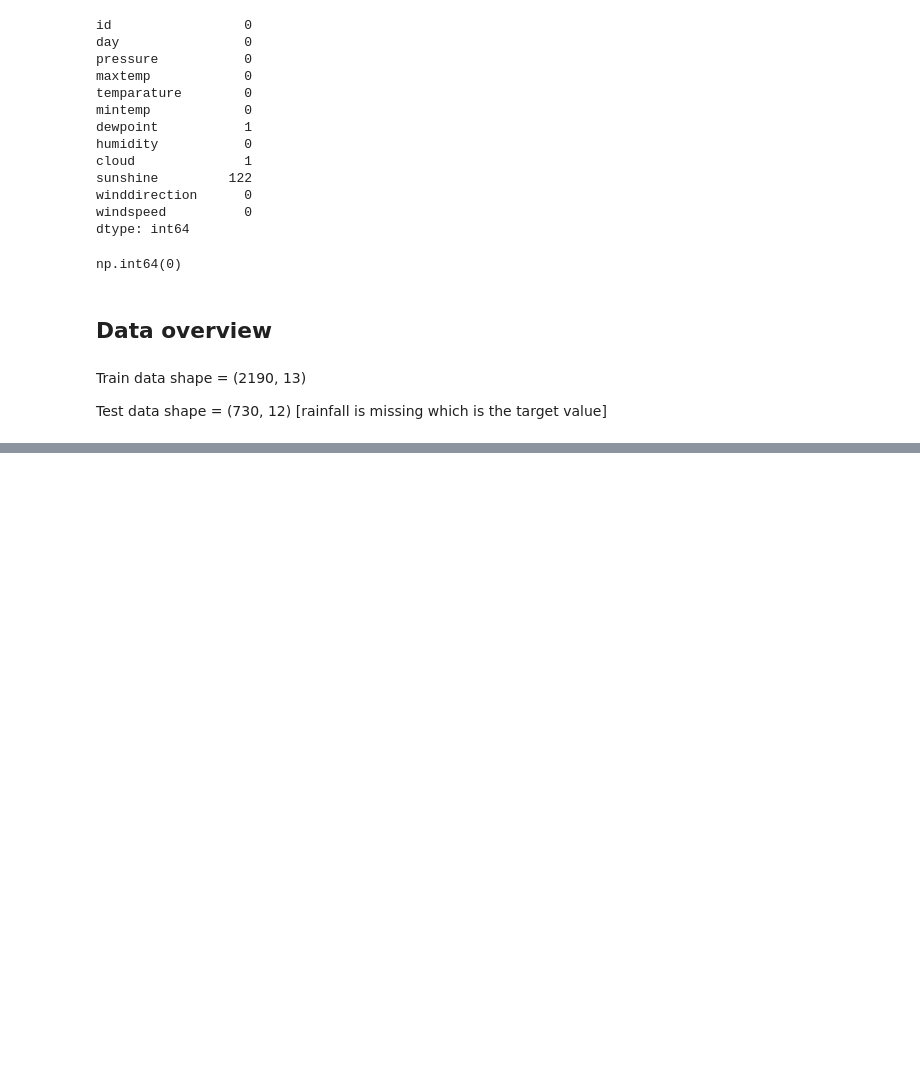
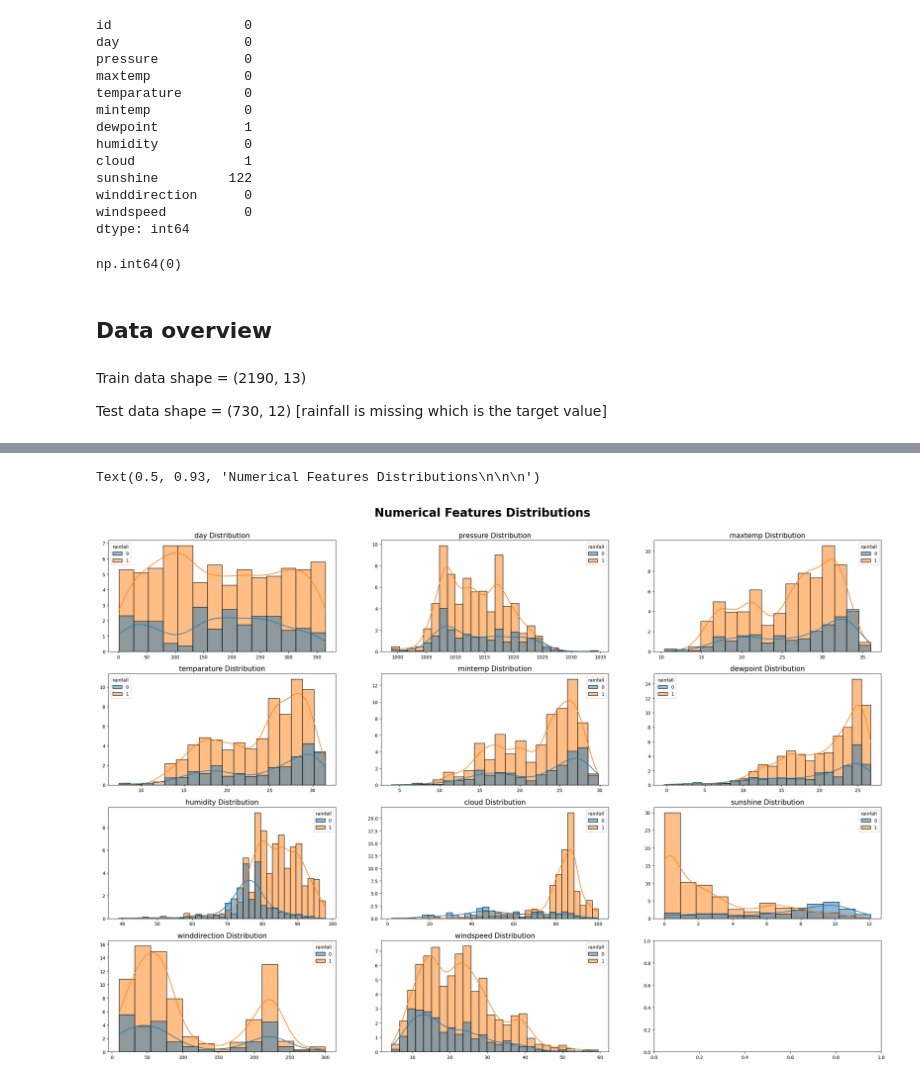
Before and after one commit to yanicodeverse/Binary-Prediction-with-a-Rainfall-Dataset, a Jupyter notebook: rainfall.ipynb, the cells around one changed output, grey strips where cells are left out. Cells and saved outputs as stored; diff of their text form; code cells hidden in the pictures; blank space fills up the shorter version.

```diff
--- a/rainfall.ipynb
+++ b/rainfall.ipynb
@@ -255,0 +287,27 @@ Test data shape = (730, 12) [rainfall is missing which is the target value]
+# %%
+# numerical columns
+numerical_col = ['day', 'pressure', 'maxtemp', 'temparature', 'mintemp','dewpoint', 'humidity', 'cloud', 'sunshine', 'winddirection','windspeed']
+
+COLS = 3
+ROWS = math.ceil(len(numerical_col)/COLS)
+
+hist_param = {
+    'kde': True,
+    'bins': 'auto',
+    'stat': 'percent'
+}
+
+# plotting the numerical columns
+fig, ax = plt.subplots(ROWS, COLS, figsize=(30, 20))
+ax = ax.ravel()
+
+for i, col in enumerate(numerical_col):
+    sns.histplot(x = col, ax=ax[i], **hist_param, hue='rainfall', data=train_temp)
+    ax[i].set_title(f'{col} Distribution', fontsize=15)
+    ax[i].set_xlabel(None, fontsize=16)
+    ax[i].set_ylabel(None, fontsize=16)
+
+fig.suptitle(f'Numerical Features Distributions\n\n\n', ha='center', fontweight='bold', fontsize=25, y=0.93)
+# %% [output]
+Text(0.5, 0.93, 'Numerical Features Distributions\n\n\n')
+[figure, added]
```
Also changed, not shown: parts of 8 cells of this notebook.
